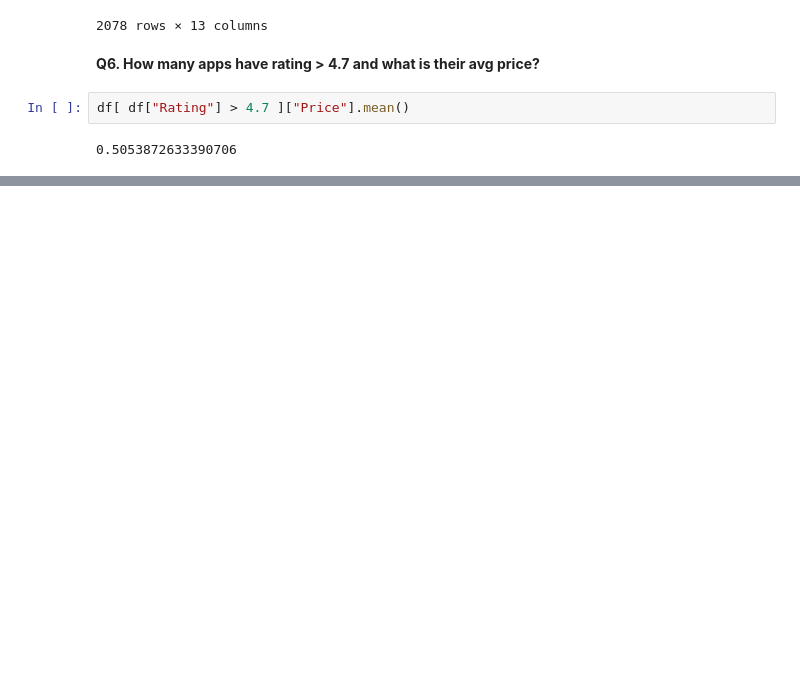
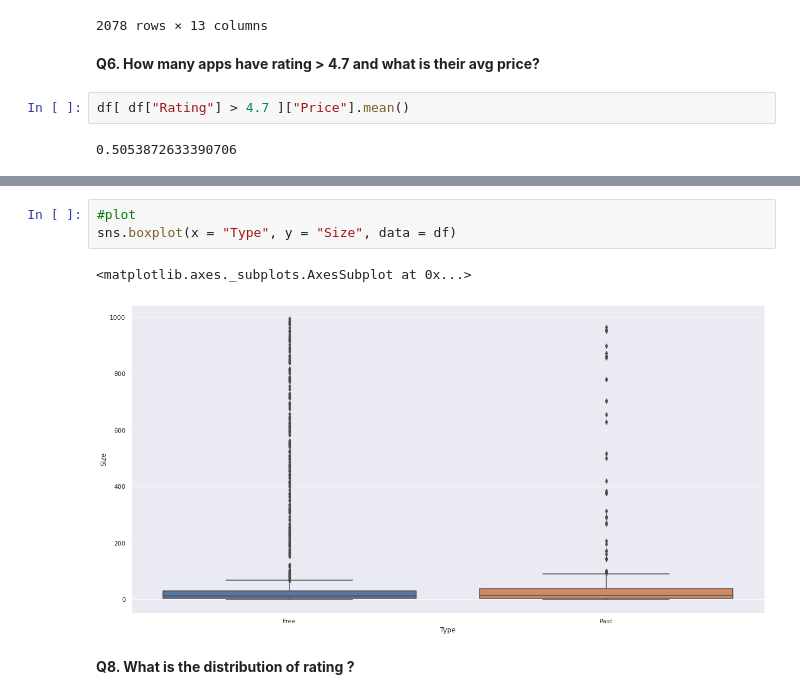
Before and after one commit to Gaurideshmukh5/EDA-capstone-project_Playstore-data-analysis, a Jupyter notebook: EDA_Play_Store_App_Review_Analysis_Capstone_Project.ipynb, the cells around one changed output, grey strips where cells are left out. Cells and saved outputs as stored; diff of their text form; blank space fills up the shorter version.

Commit message:
Fifth Commit (Data analysis)

```diff
--- a/EDA_Play_Store_App_Review_Analysis_Capstone_Project.ipynb
+++ b/EDA_Play_Store_App_Review_Analysis_Capstone_Project.ipynb
@@ -1003,0 +1013,8 @@ df[ df["Rating"] > 4.7 ]["Price"].mean()
+# %%
+#plot
+sns.boxplot(x = "Type", y = "Size", data = df)
+# %% [output]
+<matplotlib.axes._subplots.AxesSubplot at 0x...>
+[figure, added]
+# %% [markdown]
+**Q8. What is the distribution of rating ?**
```
Also changed, not shown: parts of 29 cells of this notebook.
